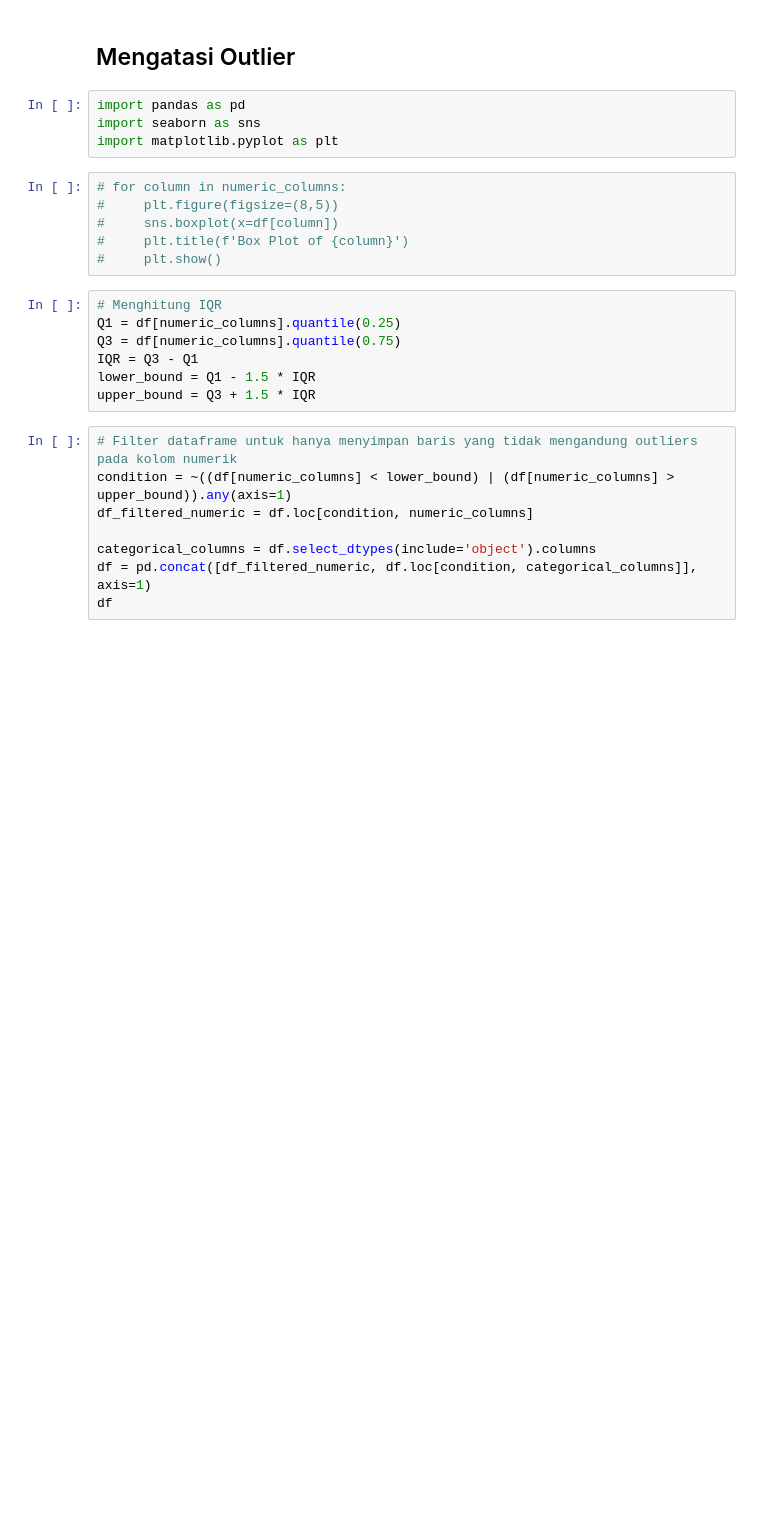
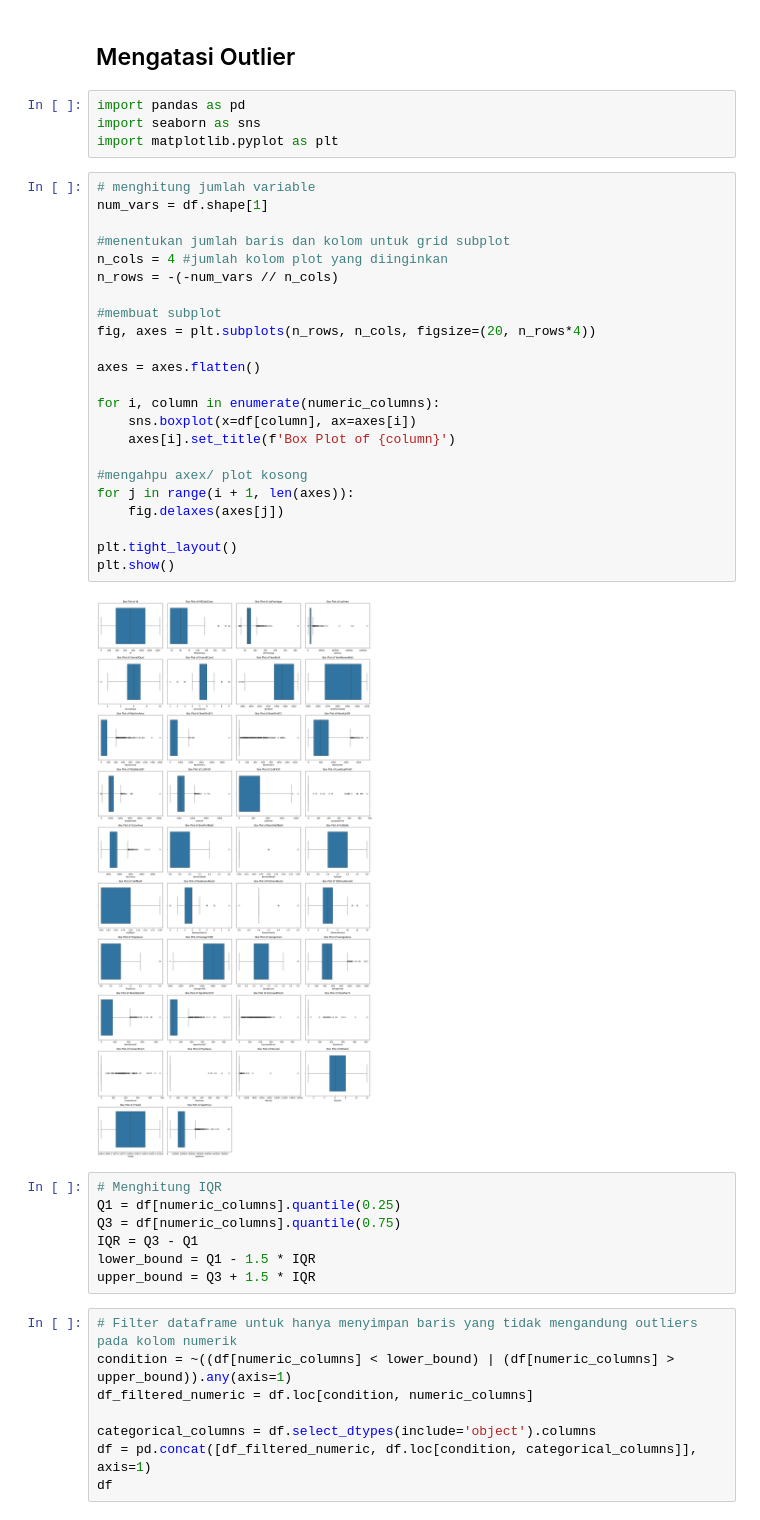
Before and after one commit to kurak57/house-price-project, a Jupyter notebook: house-prices-project.ipynb, the cells around one changed output. Saved outputs shown, nothing was run; the diff lists cells and outputs as text; blank space fills up the shorter version.

```diff
--- a/house-prices-project.ipynb
+++ b/house-prices-project.ipynb
@@ -131,11 +131,30 @@ import pandas as pd
 import seaborn as sns
 import matplotlib.pyplot as plt
 # %%
-# for column in numeric_columns:
-#     plt.figure(figsize=(8,5))
-#     sns.boxplot(x=df[column])
-#     plt.title(f'Box Plot of {column}')
-#     plt.show()
+# menghitung jumlah variable
+num_vars = df.shape[1]
+
+#menentukan jumlah baris dan kolom untuk grid subplot
+n_cols = 4 #jumlah kolom plot yang diinginkan
+n_rows = -(-num_vars // n_cols)
+
+#membuat subplot
+fig, axes = plt.subplots(n_rows, n_cols, figsize=(20, n_rows*4))
+
+axes = axes.flatten()
+
+for i, column in enumerate(numeric_columns):
+    sns.boxplot(x=df[column], ax=axes[i])
+    axes[i].set_title(f'Box Plot of {column}')
+
+#mengahpu axex/ plot kosong
+for j in range(i + 1, len(axes)):
+    fig.delaxes(axes[j])
+
+plt.tight_layout()
+plt.show()
+# %% [output]
+[figure, added]
 # %%
 # Menghitung IQR
 Q1 = df[numeric_columns].quantile(0.25)
```
Also changed, not shown: parts of 10 cells of this notebook.
